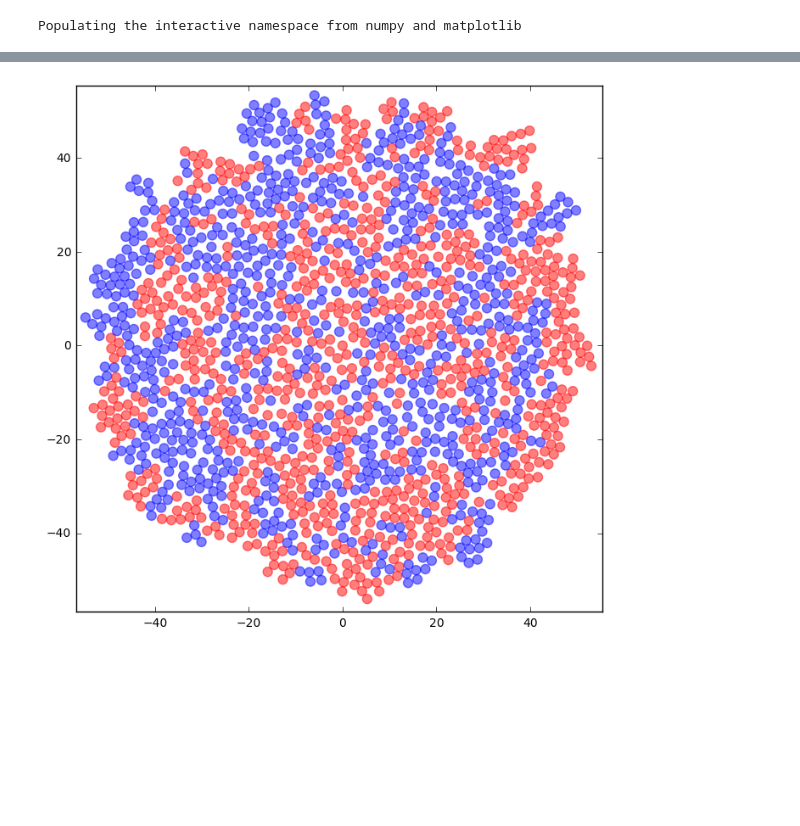
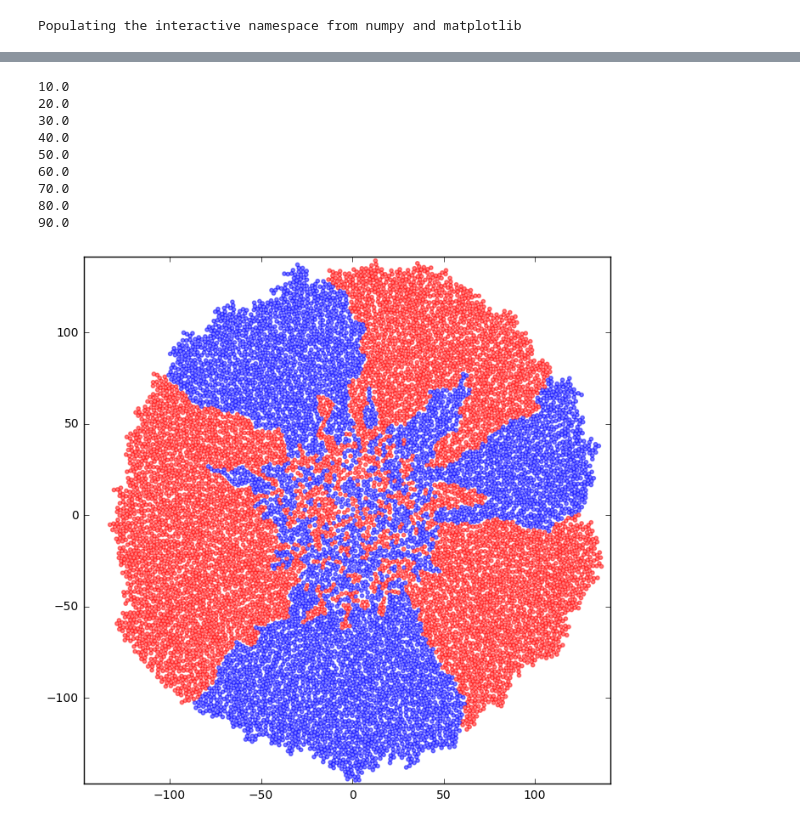
Before and after one commit to Range-Expansions/expansion_hard_disks, a Jupyter notebook: doc/testcode.ipynb, the cells around one changed output, grey strips where cells are left out. Drawn from its saved outputs; the diff is of its cells as text; code cells hidden in the pictures; blank space fills up the shorter version.

```diff
--- a/doc/testcode.ipynb
+++ b/doc/testcode.ipynb
@@ -26,4 +26,14 @@ Wall time: 1.07 s
-# %%
-ehs.display_colony()
-# %% [output]
-[figure, removed]
+# %%
+ehs.prolonged_growth(10000) # displays the percentage of completion
+ehs.display_colony()
+# %% [output]
+10.0
+20.0
+30.0
+40.0
+50.0
+60.0
+70.0
+80.0
+90.0
+[figure, added]
```
Also changed, not shown: parts of 2 cells of this notebook.
